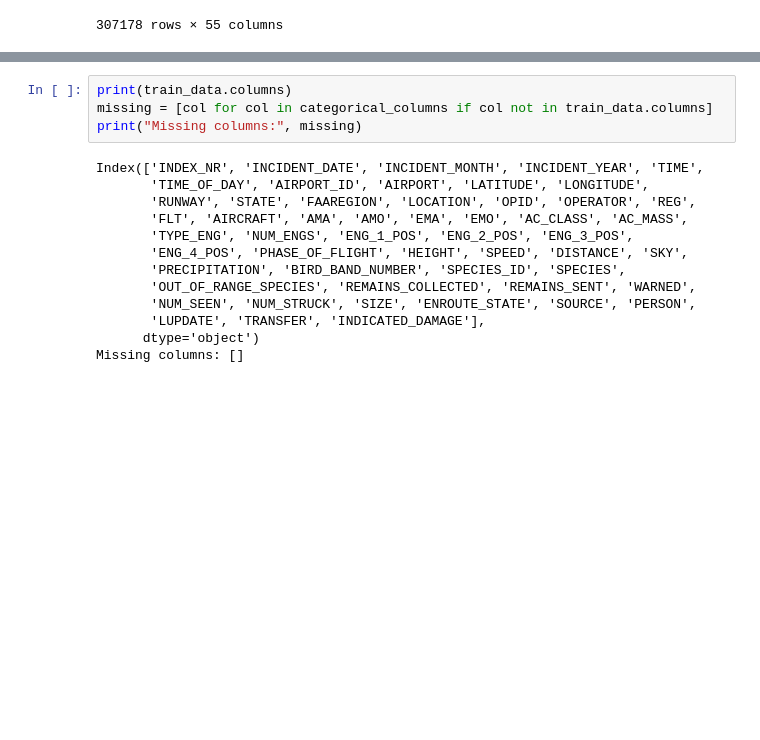
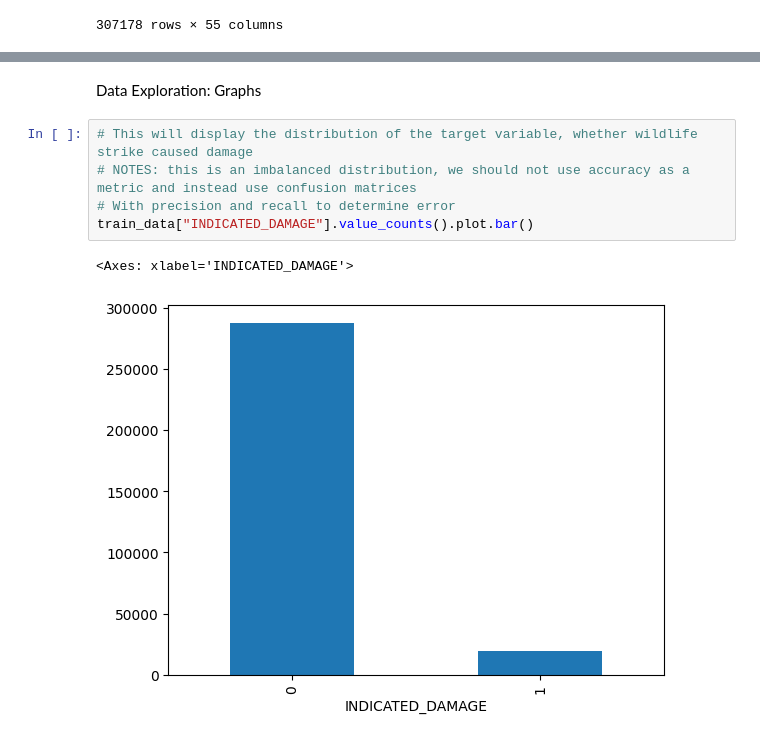
Before and after one commit to Brianna-Flo/CS-363M-Final-Project, a Jupyter notebook: final_project.ipynb, the cells around one changed output, grey strips where cells are left out. Cells and saved outputs as stored; diff of their text form; blank space fills up the shorter version.

```diff
--- a/final_project.ipynb
+++ b/final_project.ipynb
@@ -131,17 +141,10 @@ print(train_data.shape)
-# %%
-print(train_data.columns)
-missing = [col for col in categorical_columns if col not in train_data.columns]
-print("Missing columns:", missing)
-# %% [output]
-Index(['INDEX_NR', 'INCIDENT_DATE', 'INCIDENT_MONTH', 'INCIDENT_YEAR', 'TIME',
-       'TIME_OF_DAY', 'AIRPORT_ID', 'AIRPORT', 'LATITUDE', 'LONGITUDE',
-       'RUNWAY', 'STATE', 'FAAREGION', 'LOCATION', 'OPID', 'OPERATOR', 'REG',
-       'FLT', 'AIRCRAFT', 'AMA', 'AMO', 'EMA', 'EMO', 'AC_CLASS', 'AC_MASS',
-       'TYPE_ENG', 'NUM_ENGS', 'ENG_1_POS', 'ENG_2_POS', 'ENG_3_POS',
-       'ENG_4_POS', 'PHASE_OF_FLIGHT', 'HEIGHT', 'SPEED', 'DISTANCE', 'SKY',
-       'PRECIPITATION', 'BIRD_BAND_NUMBER', 'SPECIES_ID', 'SPECIES',
-       'OUT_OF_RANGE_SPECIES', 'REMAINS_COLLECTED', 'REMAINS_SENT', 'WARNED',
-       'NUM_SEEN', 'NUM_STRUCK', 'SIZE', 'ENROUTE_STATE', 'SOURCE', 'PERSON',
-       'LUPDATE', 'TRANSFER', 'INDICATED_DAMAGE'],
-      dtype='object')
-Missing columns: []
+# %% [markdown]
+Data Exploration: Graphs
+# %%
+# This will display the distribution of the target variable, whether wildlife strike caused damage
+# NOTES: this is an imbalanced distribution, we should not use accuracy as a metric and instead use confusion matrices
+# With precision and recall to determine error
+train_data["INDICATED_DAMAGE"].value_counts().plot.bar()
+# %% [output]
+<Axes: xlabel='INDICATED_DAMAGE'>
+[figure, added]
```
Also changed, not shown: parts of 8 cells of this notebook.
